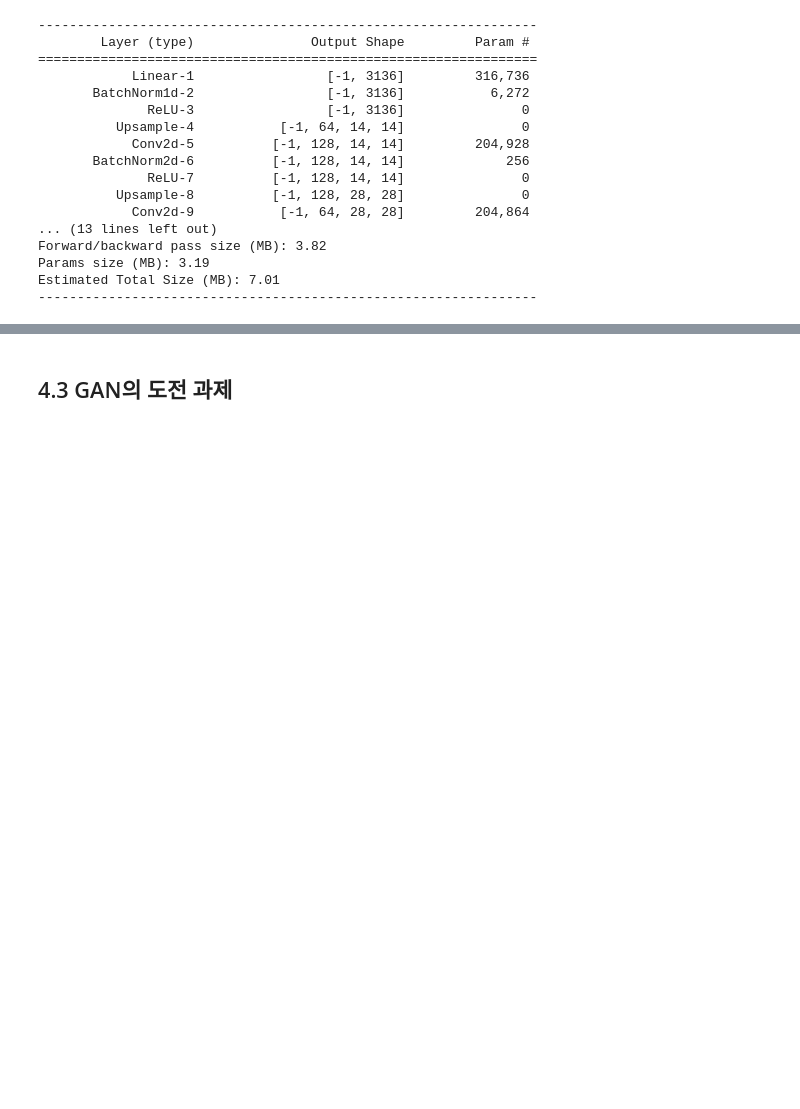
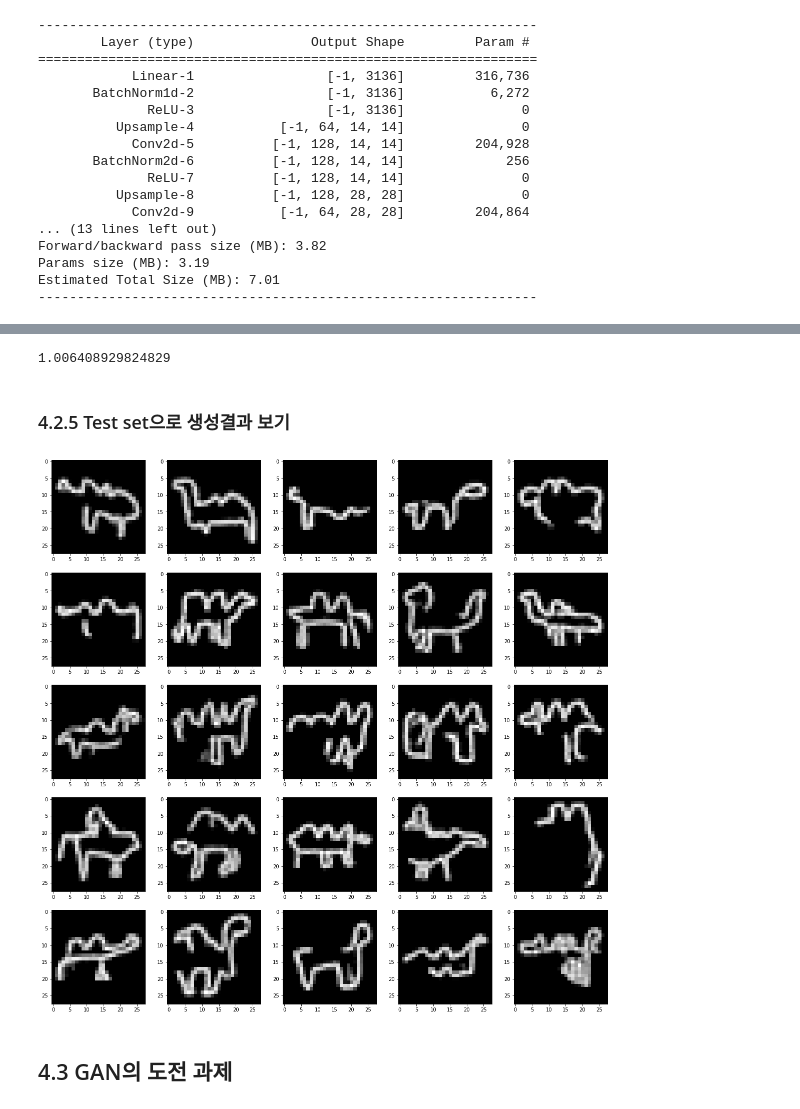
Before and after one commit to HongSungRae/Generative-Deep-Learning-for-Pytorch, a Jupyter notebook: 4장.GAN-생성적 적대 신경망.ipynb, the cells around one changed output, grey strips where cells are left out. Saved outputs shown, nothing was run; the diff lists cells and outputs as text; code cells hidden in the pictures; blank space fills up the shorter version.

```diff
--- a/4장.GAN-생성적 적대 신경망.ipynb
+++ b/4장.GAN-생성적 적대 신경망.ipynb
@@ -195,23 +223,39 @@ optimizer = torch.optim.Adam(params=VAE.parameters(),lr=lr)
-# %%
-from tqdm import tqdm
-
-def train(model, train_loader, criterion, optimizer, epoch, epochs):
-    model.train()
-    train_loss = 0
-    for i, (image, label) in tqdm(enumerate(train_loader)):
-        image, label = image.cuda(), label.cuda()
-        image_recon, mu, log_var = model(image)
-
-        loss = criterion(image_recon.cuda(), image, mu, log_var)
-
-        optimizer.zero_grad()
-        loss.backward()
-        optimizer.step()
-
-        train_loss += loss.item()
-    print(f'[{epoch+1}/{epochs}] training loss : {train_loss:.2f}')
-
-# 학습
-if __name__ == '__main__':
-    for epoch in range(epochs):
-        train(VAE, train_loader, criterion, optimizer, epoch, epochs)
+# %%
+# Discriminator loss 만들기
+
+class DiscriminatorLoss(nn.Module):
+    def __init__(self, bs=32, gpu=True):
+        super().__init__()
+        self.celoss = torch.nn.BCEWithLogitsLoss()
+        self.true = torch.cat([torch.zeros(bs,1),torch.ones(bs,1)],dim=-1)
+        self.fake = torch.cat([torch.ones(bs,1),torch.zeros(bs,1)],dim=-1)
+        if gpu:
+            self.true = self.true.cuda()
+            self.fake = self.fake.cuda()
+
+    def forward(self, pred_real, pred_fake):
+        loss = self.celoss(pred_real, self.true) +\
+               self.celoss(pred_fake, self.fake)
+        return loss
+
+
+if __name__ == '__main__':
+    critierion = DiscriminatorLoss()
+    pred_real = torch.cat([torch.zeros(bs,1),torch.ones(bs,1)],dim=-1).cuda()
+    pred_fake = torch.cat([torch.ones(bs,1),torch.zeros(bs,1)],dim=-1).cuda()
+    loss = critierion(pred_real, pred_fake)
+    print(loss.item())
+    del critierion, pred_real, pred_fake, loss
+# %% [output]
+1.006408929824829
+# %%
+# 모델과 critierion 선언
+
+generator = Generator().cuda()
+discriminator = Discriminator().cuda()
+
+criterion_d = DiscriminatorLoss()
+optimizer_d = torch.optim.RMSprop(params=discriminator.parameters(),lr=1e-4) # !중요 : D의 성능이 G에 비해 너무 빨리 올라서 D의 성능을 lr 조정을 통해 더디게 만들었다.
+
+criterion_g = torch.nn.CrossEntropyLoss()
+optimizer_g = torch.optim.RMSprop(params=generator.parameters(),lr=lr)
@@ -218,3 +305,17 @@ if __name__ == '__main__':
+# %% [markdown]
+### 4.2.5 Test set으로 생성결과 보기
+# %%
+z = torch.randn((25,100)).cuda()
+
+generated = generator(z).detach() # (25, 1, 28, 28)
+
+plt.figure(figsize=(20,20))
+for i in range(1,25+1):
+    img = generated[i-1].cpu().numpy()
+    plt.subplot(5,5,i)
+    plt.imshow(np.einsum('c...->...c',img), cmap='gray', interpolation=None)
+# %% [output]
+[figure, added]
 # %% [markdown]
 ## 4.3 GAN의 도전 과제
 # %% [markdown]
```
Also changed, not shown: parts of 14 cells of this notebook.
